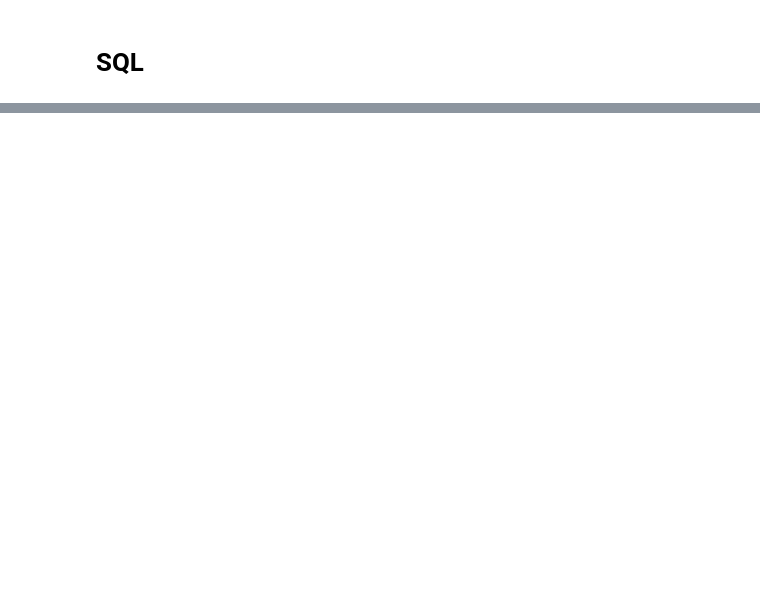
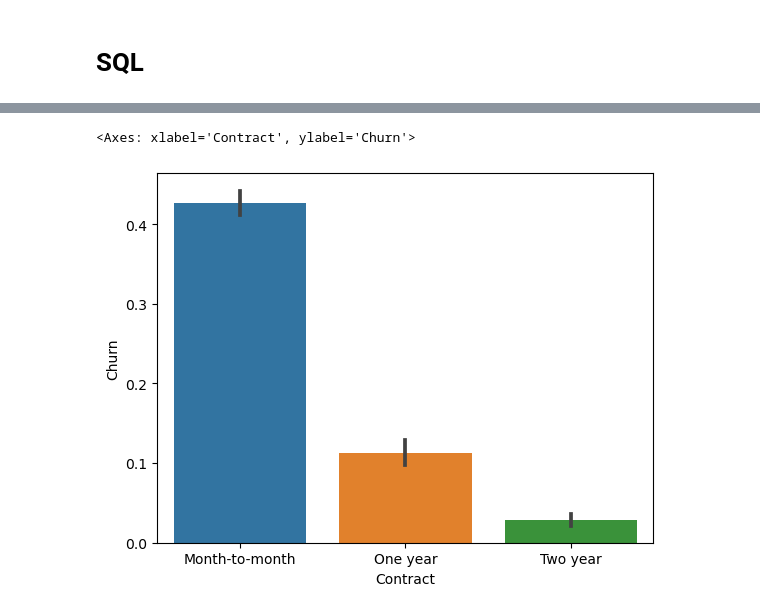
Before and after one commit to naufaldahafizh/churn-analysis, a Jupyter notebook: notebooks/churn_analysis.ipynb, the cells around one changed output, grey strips where cells are left out. Saved outputs shown, nothing was run; the diff lists cells and outputs as text; code cells hidden in the pictures; blank space fills up the shorter version.

```diff
--- a/notebooks/churn_analysis.ipynb
+++ b/notebooks/churn_analysis.ipynb
@@ -50,0 +24,3 @@ plt.show()
+# %%
+df = pd.read_csv('../data/Telco-Customer-Churn.csv')
+df.head()
@@ -50,0 +69,7 @@ plt.show()
+# %%
+# Convert kolom 'TotalCharges' yang bisa kosong ke numerik
+df['TotalCharges'] = pd.to_numeric(df['TotalCharges'], errors='coerce')
+
+# Basic cleaning
+df.dropna(inplace=True)
+df['SeniorCitizen'] = df['SeniorCitizen'].astype('category')
@@ -50,0 +108,5 @@ plt.show()
+# %%
+sns.barplot(x='Contract', y='Churn', data=df.replace({'Churn': {'Yes': 1, 'No': 0}}))
+# %% [output]
+<Axes: xlabel='Contract', ylabel='Churn'>
+[figure, added]
```
Also changed, not shown: parts of 13 cells of this notebook.
